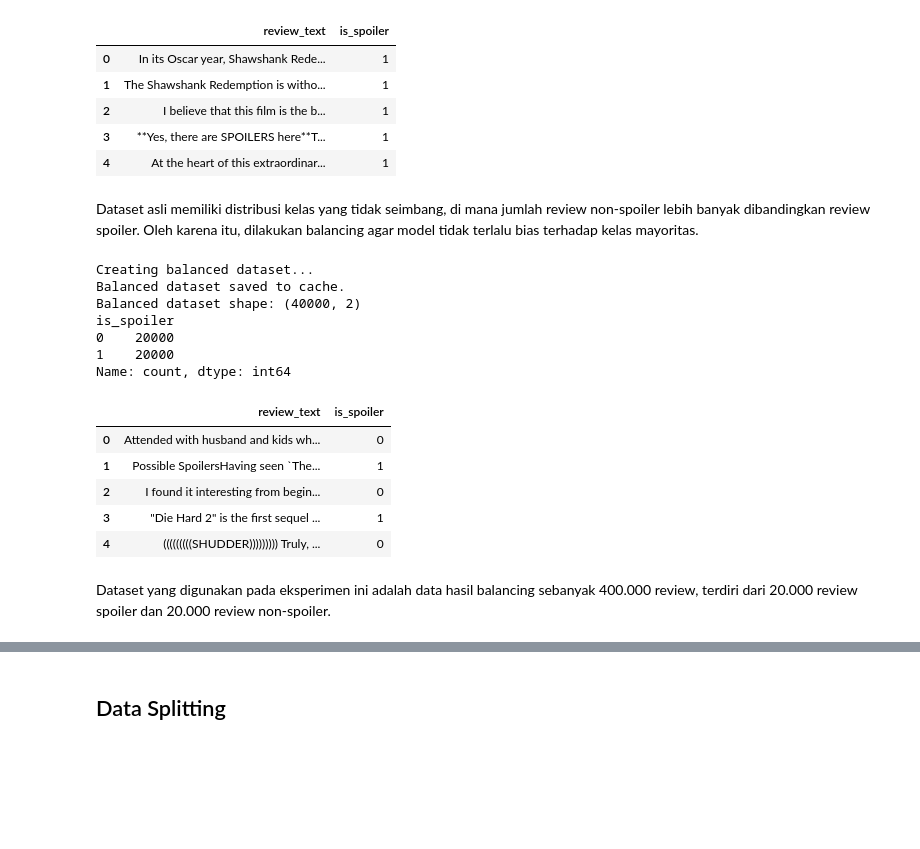
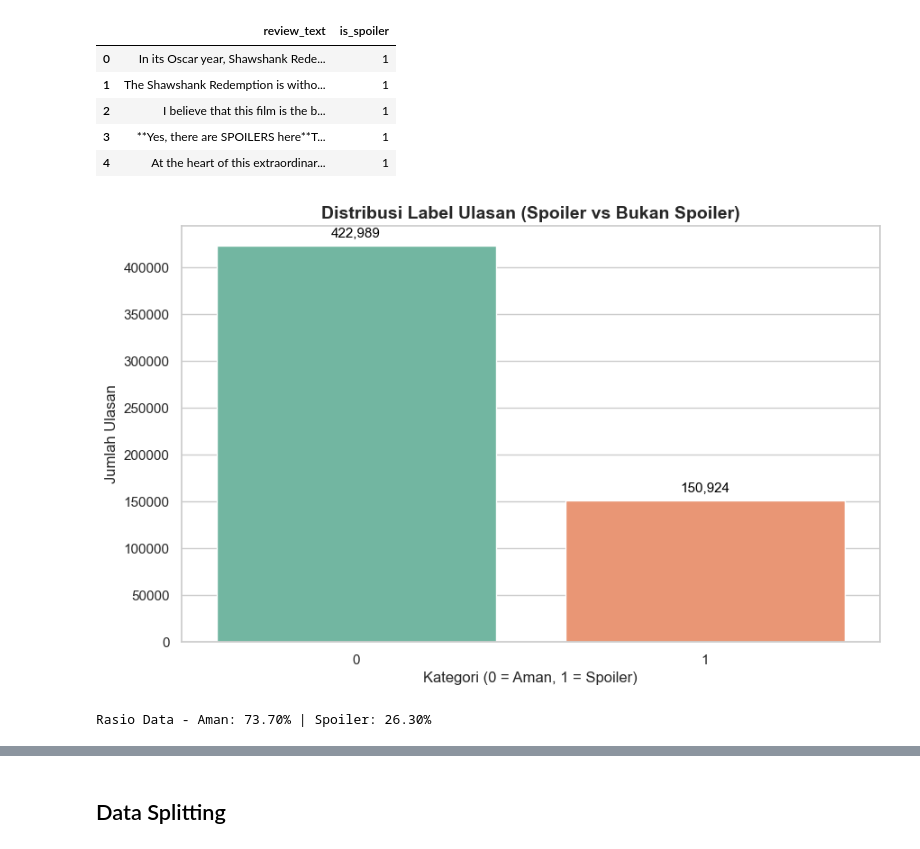
Before and after one commit to LecyLecy/imdb-spoiler-detection-nlp, a Jupyter notebook: imdb-spoiler-detection-old.ipynb, the cells around one changed output, grey strips where cells are left out. Cells and saved outputs as stored; diff of their text form; code cells hidden in the pictures; blank space fills up the shorter version.

```diff
--- a/imdb-spoiler-detection-old.ipynb
+++ b/imdb-spoiler-detection-old.ipynb
@@ -213,52 +163,28 @@ Name: proportion, dtype: float64
 | 2 | I believe that this film is the b... | 1 |
 | 3 | **Yes, there are SPOILERS here**T... | 1 |
 | 4 | At the heart of this extraordinar... | 1 |
-# %% [markdown]
-Dataset asli memiliki distribusi kelas yang tidak seimbang, di mana jumlah review non-spoiler lebih banyak dibandingkan review spoiler. Oleh karena itu, dilakukan balancing agar model tidak terlalu bias terhadap kelas mayoritas.
-# %%
-# ================================
-# Balance Dataset
-# ================================
-
-sample_size = 20000
-balanced_cache_path = cache_dir / f"df_balanced_{sample_size}_each.pkl"
-
-if balanced_cache_path.exists():
-    print("Loading balanced dataset from cache...")
-    df_balanced = pd.read_pickle(balanced_cache_path)
-
-else:
-    print("Creating balanced dataset...")
-
-    spoiler_df = df[df["is_spoiler"] == True].sample(n=sample_size, random_state=42)
-    non_spoiler_df = df[df["is_spoiler"] == False].sample(n=sample_size, random_state=42)
-
-    df_balanced = (
-        pd.concat([spoiler_df, non_spoiler_df])
-        .sample(frac=1, random_state=42)
-        .reset_index(drop=True)
-    )
-
-    df_balanced.to_pickle(balanced_cache_path)
-    print("Balanced dataset saved to cache.")
-
-print("Balanced dataset shape:", df_balanced.shape)
-print(df_balanced["is_spoiler"].value_counts())
-
-df_balanced.head()
-# %% [output]
-Creating balanced dataset...
-Balanced dataset saved to cache.
-Balanced dataset shape: (40000, 2)
-is_spoiler
-0    20000
-1    20000
-Name: count, dtype: int64
-|  | review_text | is_spoiler |
-| 0 | Attended with husband and kids wh... | 0 |
-| 1 | Possible SpoilersHaving seen `The... | 1 |
-| 2 | I found it interesting from begin... | 0 |
-| 3 | "Die Hard 2" is the first sequel ... | 1 |
-| 4 | (((((((((SHUDDER))))))))) Truly, ... | 0 |
-# %% [markdown]
-Dataset yang digunakan pada eksperimen ini adalah data hasil balancing sebanyak 400.000 review, terdiri dari 20.000 review spoiler dan 20.000 review non-spoiler.
+# %%
+ax = sns.countplot(data=df, x="is_spoiler", palette="Set2")
+plt.title("Distribusi Label Ulasan (Spoiler vs Bukan Spoiler)", fontsize=14, fontweight="bold")
+plt.xlabel("Kategori (0 = Aman, 1 = Spoiler)")
+plt.ylabel("Jumlah Ulasan")
+
+for p in ax.patches:
+    ax.annotate(
+        f"{int(p.get_height()):,}",
+        (p.get_x() + p.get_width() / 2.0, p.get_height()),
+        ha="center",
+        va="bottom",
+        fontsize=11,
+        color="black",
+        xytext=(0, 5),
+        textcoords="offset points",
+    )
+
+plt.show()
+
+imbalance = df["is_spoiler"].value_counts(normalize=True) * 100
+print(f"Rasio Data - Aman: {imbalance.get(0, 0):.2f}% | Spoiler: {imbalance.get(1, 0):.2f}%")
+# %% [output]
+[figure, added]
+Rasio Data - Aman: 73.70% | Spoiler: 26.30%
```
Also changed, not shown: parts of 32 cells of this notebook, 6 other files.
